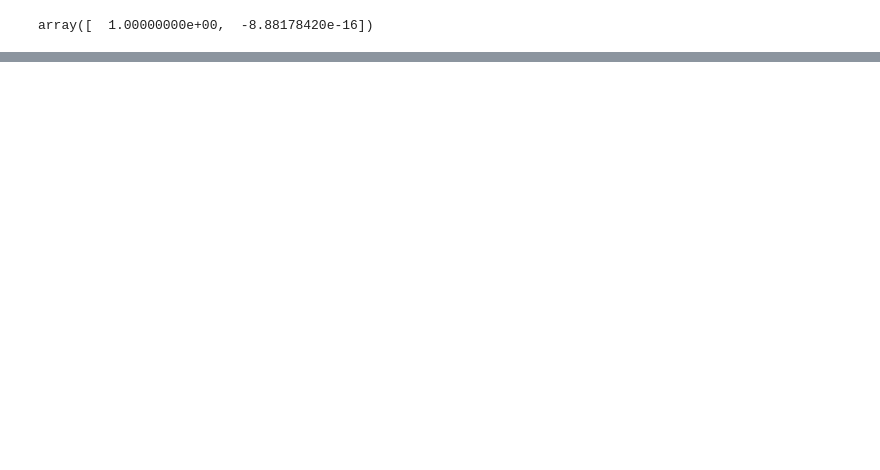
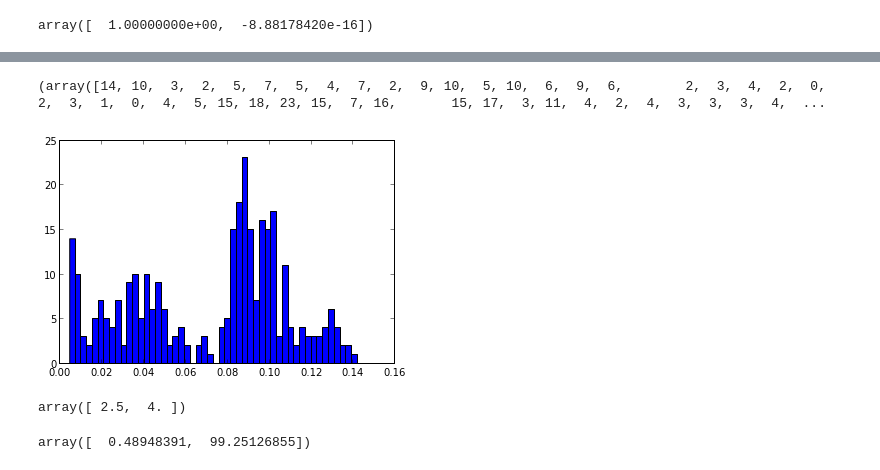
Before and after one commit to andrewjchen/pnp, a Jupyter notebook: notebook/tracker.ipynb, the cells around one changed output, grey strips where cells are left out. Drawn from its saved outputs; the diff is of its cells as text; code cells hidden in the pictures; blank space fills up the shorter version.

```diff
--- a/notebook/tracker.ipynb
+++ b/notebook/tracker.ipynb
@@ -69,0 +94,5 @@ def lineSegment(x, y, weights):    line = do_regression(x, y, weights)
+# %%
+plt.hist(weights,bins=50)
+# %% [output]
+(array([14, 10,  3,  2,  5,  7,  5,  4,  7,  2,  9, 10,  5, 10,  6,  9,  6,        2,  3,  4,  2,  0,  2,  3,  1,  0,  4,  5, 15, 18, 23, 15,  7, 16,       15, 17,  3, 11,  4,  2,  4,  3,  3,  3,  4,  ...
+[figure, added]
@@ -69,0 +101,8 @@ def lineSegment(x, y, weights):    line = do_regression(x, y, weights)
+# %%
+do_regression(x,y,weights)
+# %% [output]
+array([ 2.5,  4. ])
+# %%
+params
+# %% [output]
+array([  0.48948391,  99.25126855])
```
Also changed, not shown: parts of 11 cells of this notebook.
